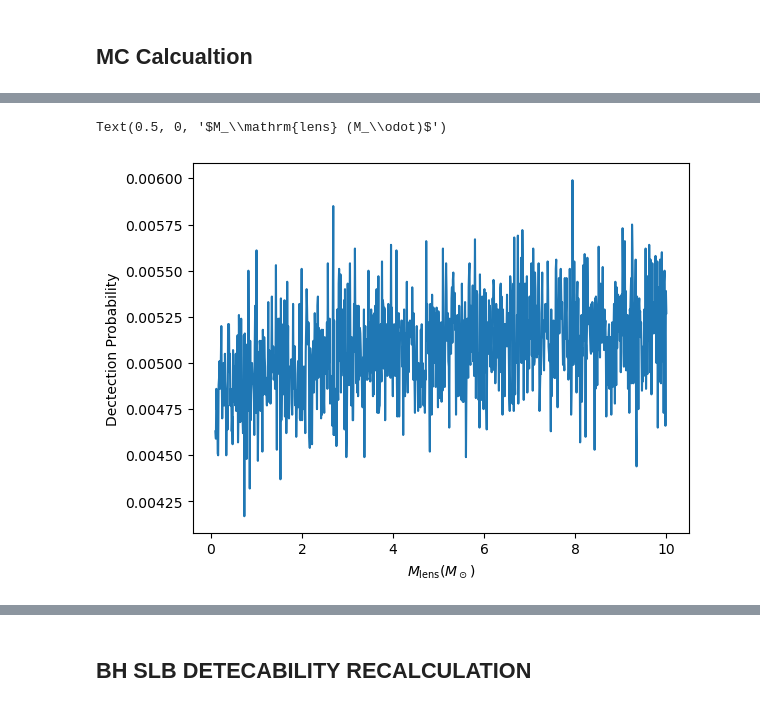
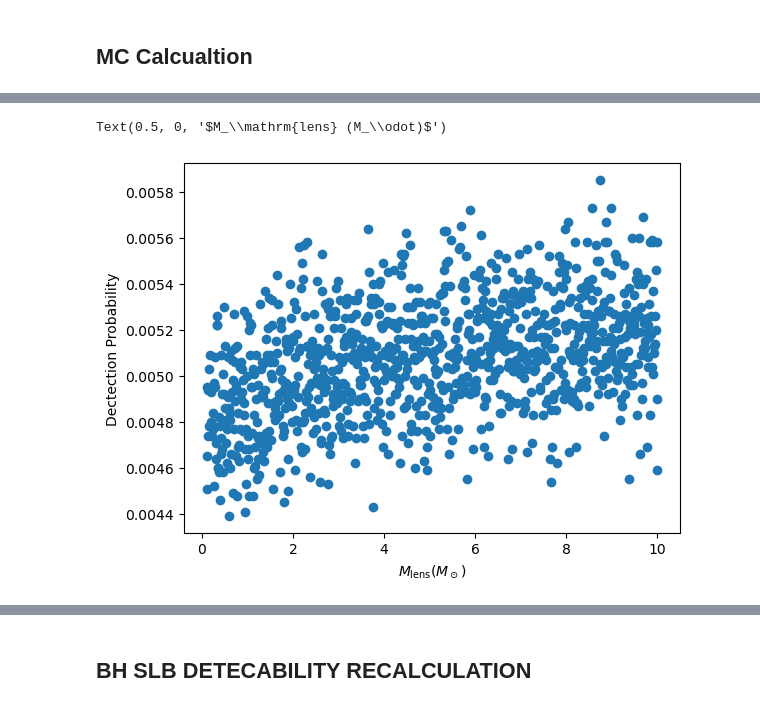
Before and after one commit to lmanqiwang/SLBlensing, a Jupyter notebook: testing.ipynb, the cells around one changed output, grey strips where cells are left out. Cells and saved outputs as stored; diff of their text form; code cells hidden in the pictures.

Commit message:
changed to scatter plots

```diff
--- a/testing.ipynb
+++ b/testing.ipynb
@@ -171,12 +171,12 @@ print(Mlens_vals)
   9.91081081  9.92072072  9.93063063  9.94054054  9.95045045  9.96036036
   9.97027027  9.98018018  9.99009009 10.        ] solMass
 # %%
-plt.plot(Mlens_vals, P)
+plt.scatter(Mlens_vals, P)
 plt.ylabel("Dectection Probability")
 plt.xlabel("$M_\mathrm{lens} (M_\odot)$")
 # %% [output]
 Text(0.5, 0, '$M_\\mathrm{lens} (M_\\odot)$')
-[figure, old version]
+[figure, new version]
 # %%
 Mstar_vals = np.linspace(0.2, 5, 1000) * u.Msun
 a = 1.0 * u.au
```
Also changed, not shown: parts of 7 cells of this notebook.
